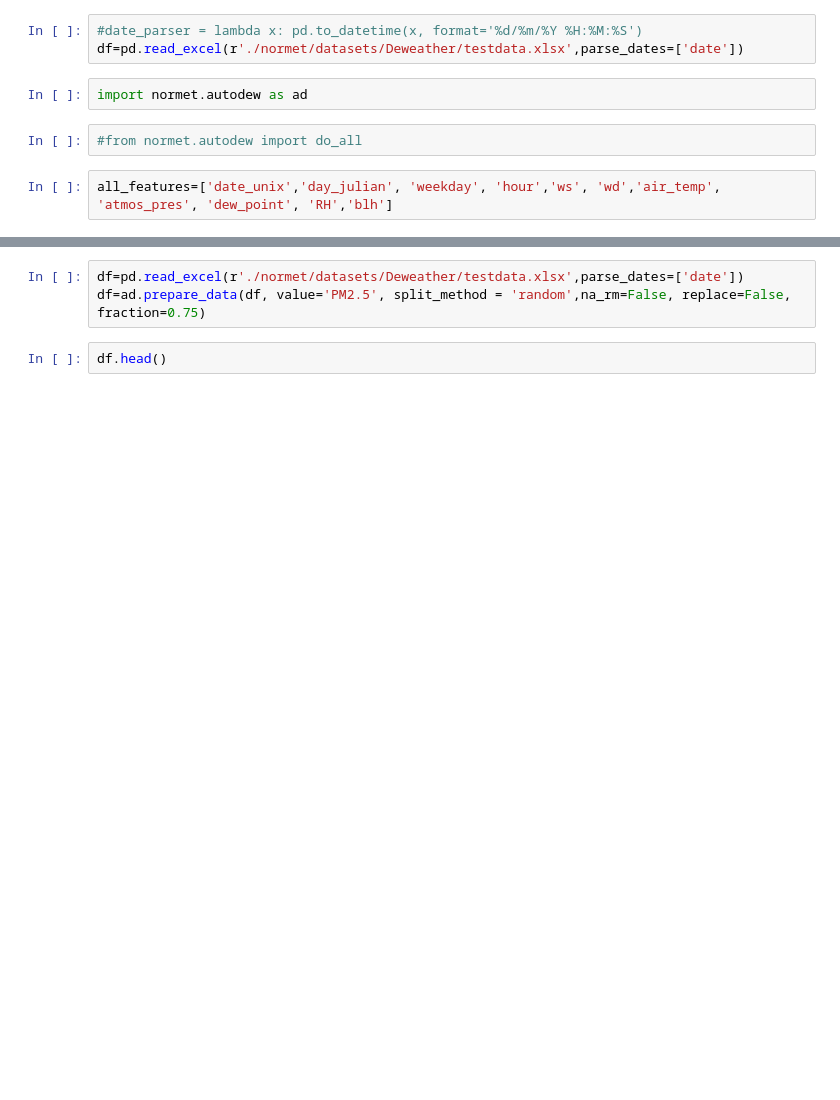
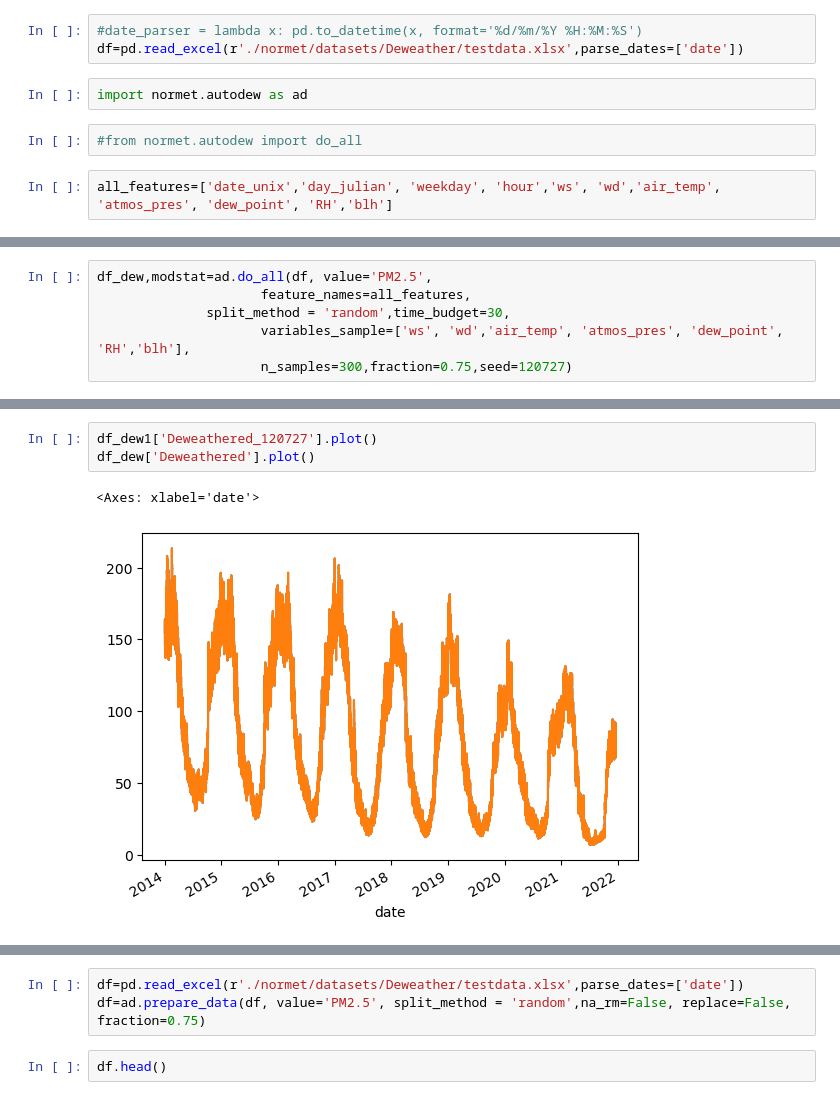
Before and after one commit to m-edal/normet, a Jupyter notebook: tutorials/Case1_autodeweather.ipynb, the cells around one changed output, grey strips where cells are left out. Cells and saved outputs as stored; diff of their text form; blank space fills up the shorter version.

```diff
--- a/tutorials/Case1_autodeweather.ipynb
+++ b/tutorials/Case1_autodeweather.ipynb
@@ -62,0 +61,6 @@ modstat1
+# %%
+df_dew,modstat=ad.do_all(df, value='PM2.5',
+                     feature_names=all_features,
+              split_method = 'random',time_budget=30,
+                     variables_sample=['ws', 'wd','air_temp', 'atmos_pres', 'dew_point', 'RH','blh'],
+                     n_samples=300,fraction=0.75,seed=120727)
@@ -63 +74,7 @@ modstat1
+# %%
+df_dew1['Deweathered_120727'].plot()
+df_dew['Deweathered'].plot()
+# %% [output]
+<Axes: xlabel='date'>
+[figure, added]
 # %%
```
Also changed, not shown: parts of 8 cells of this notebook, 1 other file.
